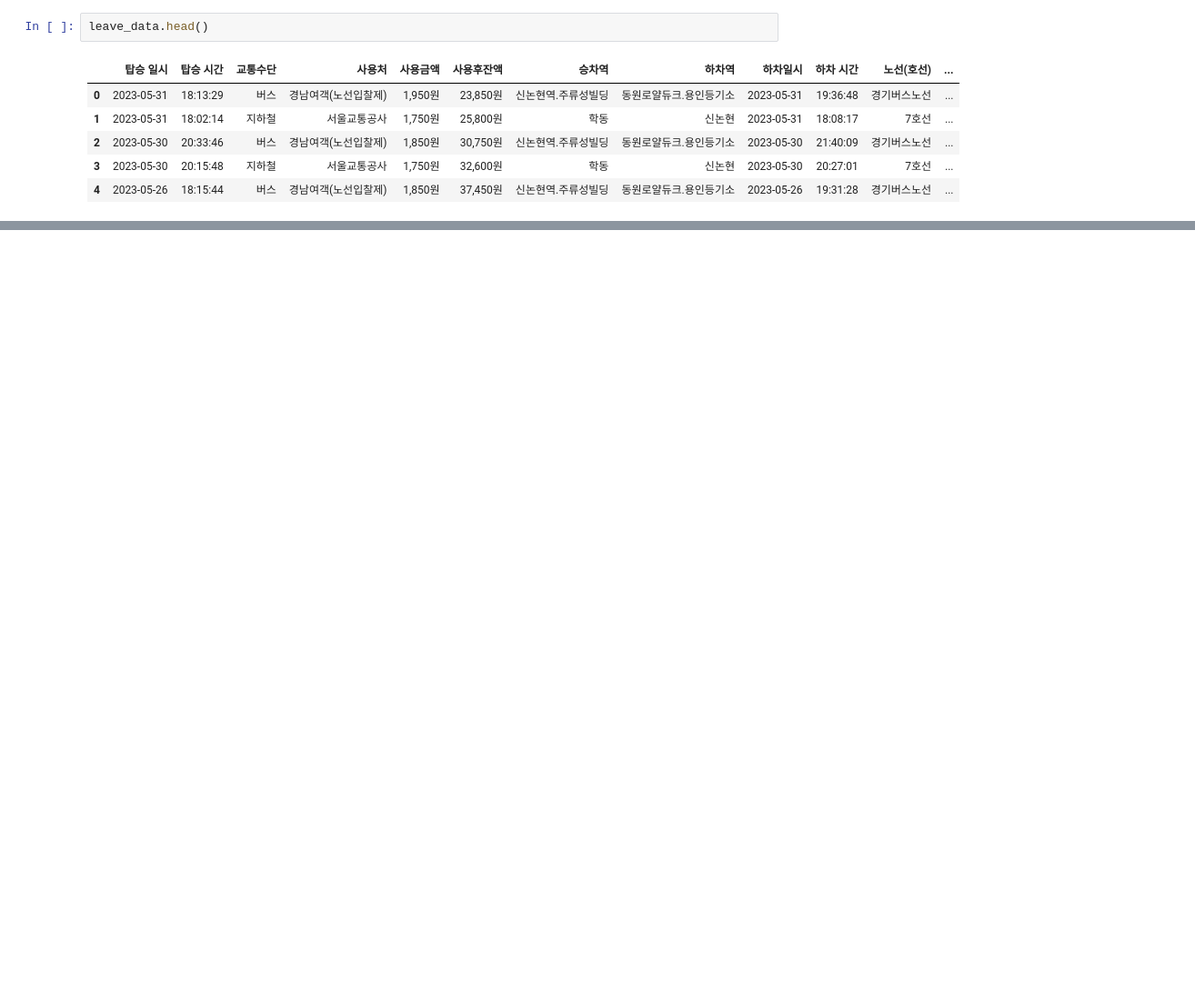
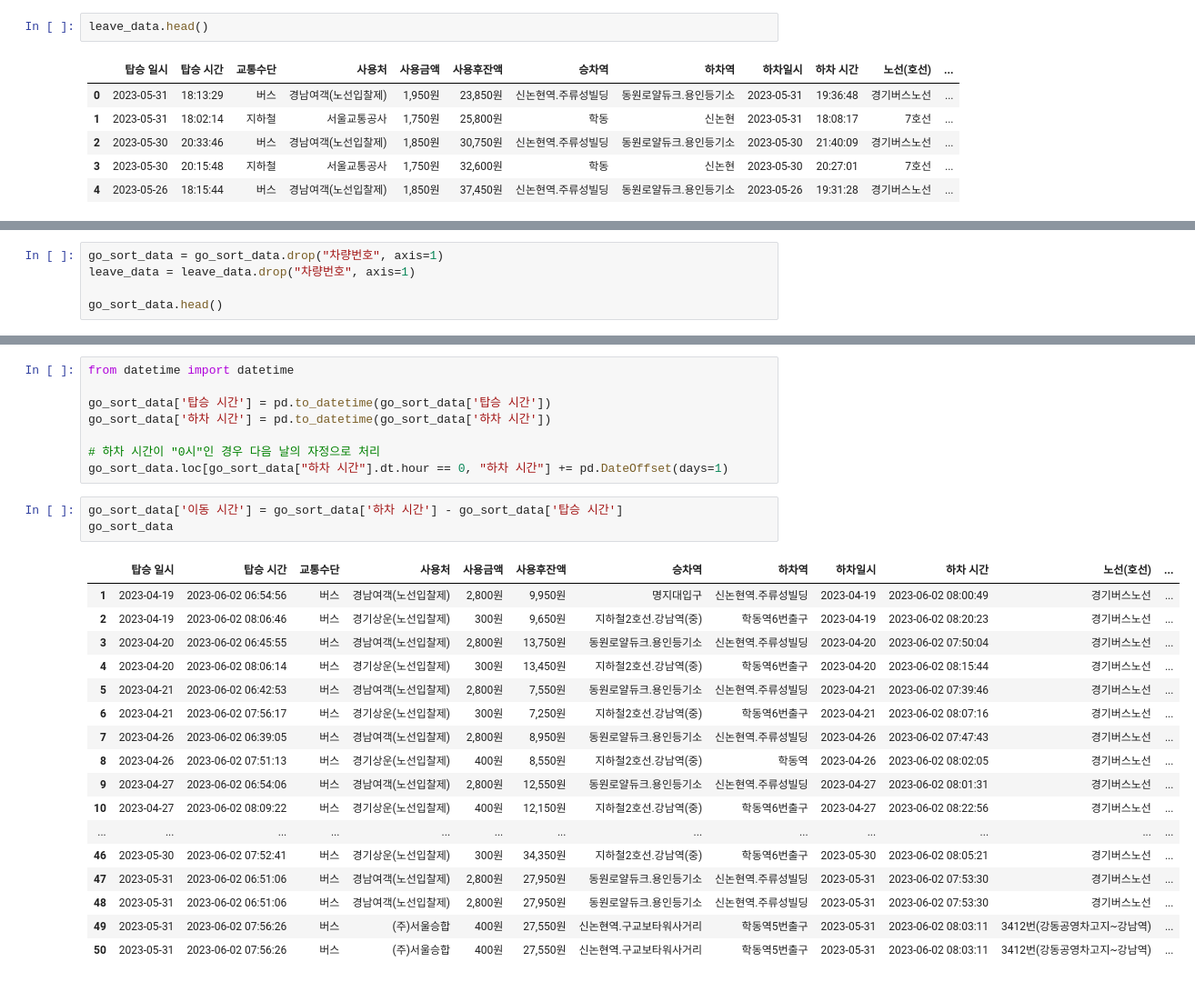
Before and after one commit to koreanbulbasaur/Project, a Jupyter notebook: one_project/first.ipynb, the cells around one changed output, grey strips where cells are left out. Shown at 91% size. Saved outputs shown, nothing was run; the diff lists cells and outputs as text; blank space fills up the shorter version.

```diff
--- a/one_project/first.ipynb
+++ b/one_project/first.ipynb
@@ -68,0 +91,5 @@ go_data.head()
+# %%
+go_sort_data = go_sort_data.drop("차량번호", axis=1)
+leave_data = leave_data.drop("차량번호", axis=1)
+
+go_sort_data.head()
@@ -68,0 +103,29 @@ go_data.head()
+# %%
+from datetime import datetime
+
+go_sort_data['탑승 시간'] = pd.to_datetime(go_sort_data['탑승 시간'])
+go_sort_data['하차 시간'] = pd.to_datetime(go_sort_data['하차 시간'])
+
+# 하차 시간이 "0시"인 경우 다음 날의 자정으로 처리
+go_sort_data.loc[go_sort_data["하차 시간"].dt.hour == 0, "하차 시간"] += pd.DateOffset(days=1)
+# %%
+go_sort_data['이동 시간'] = go_sort_data['하차 시간'] - go_sort_data['탑승 시간']
+go_sort_data
+# %% [output]
+|  | 탑승 일시 | 탑승 시간 | 교통수단 | 사용처 | 사용금액 | 사용후잔액 | 승차역 | 하차역 | 하차일시 | 하차 시간 | 노선(호선) | ... |
+| 1 | 2023-04-19 | 2023-06-02 06:54:56 | 버스 | 경남여객(노선입찰제) | 2,800원 | 9,950원 | 명지대입구 | 신논현역.주류성빌딩 | 2023-04-19 | 2023-06-02 08:00:49 | 경기버스노선 | ... |
+| 2 | 2023-04-19 | 2023-06-02 08:06:46 | 버스 | 경기상운(노선입찰제) | 300원 | 9,650원 | 지하철2호선.강남역(중) | 학동역6번출구 | 2023-04-19 | 2023-06-02 08:20:23 | 경기버스노선 | ... |
+| 3 | 2023-04-20 | 2023-06-02 06:45:55 | 버스 | 경남여객(노선입찰제) | 2,800원 | 13,750원 | 동원로얄듀크.용인등기소 | 신논현역.주류성빌딩 | 2023-04-20 | 2023-06-02 07:50:04 | 경기버스노선 | ... |
+| 4 | 2023-04-20 | 2023-06-02 08:06:14 | 버스 | 경기상운(노선입찰제) | 300원 | 13,450원 | 지하철2호선.강남역(중) | 학동역6번출구 | 2023-04-20 | 2023-06-02 08:15:44 | 경기버스노선 | ... |
+| 5 | 2023-04-21 | 2023-06-02 06:42:53 | 버스 | 경남여객(노선입찰제) | 2,800원 | 7,550원 | 동원로얄듀크.용인등기소 | 신논현역.주류성빌딩 | 2023-04-21 | 2023-06-02 07:39:46 | 경기버스노선 | ... |
+| 6 | 2023-04-21 | 2023-06-02 07:56:17 | 버스 | 경기상운(노선입찰제) | 300원 | 7,250원 | 지하철2호선.강남역(중) | 학동역6번출구 | 2023-04-21 | 2023-06-02 08:07:16 | 경기버스노선 | ... |
+| 7 | 2023-04-26 | 2023-06-02 06:39:05 | 버스 | 경남여객(노선입찰제) | 2,800원 | 8,950원 | 동원로얄듀크.용인등기소 | 신논현역.주류성빌딩 | 2023-04-26 | 2023-06-02 07:47:43 | 경기버스노선 | ... |
+| 8 | 2023-04-26 | 2023-06-02 07:51:13 | 버스 | 경기상운(노선입찰제) | 400원 | 8,550원 | 지하철2호선.강남역(중) | 학동역 | 2023-04-26 | 2023-06-02 08:02:05 | 경기버스노선 | ... |
+| 9 | 2023-04-27 | 2023-06-02 06:54:06 | 버스 | 경남여객(노선입찰제) | 2,800원 | 12,550원 | 동원로얄듀크.용인등기소 | 신논현역.주류성빌딩 | 2023-04-27 | 2023-06-02 08:01:31 | 경기버스노선 | ... |
+| 10 | 2023-04-27 | 2023-06-02 08:09:22 | 버스 | 경기상운(노선입찰제) | 400원 | 12,150원 | 지하철2호선.강남역(중) | 학동역6번출구 | 2023-04-27 | 2023-06-02 08:22:56 | 경기버스노선 | ... |
+| ... | ... | ... | ... | ... | ... | ... | ... | ... | ... | ... | ... | ... |
+| 46 | 2023-05-30 | 2023-06-02 07:52:41 | 버스 | 경기상운(노선입찰제) | 300원 | 34,350원 | 지하철2호선.강남역(중) | 학동역6번출구 | 2023-05-30 | 2023-06-02 08:05:21 | 경기버스노선 | ... |
+| 47 | 2023-05-31 | 2023-06-02 06:51:06 | 버스 | 경남여객(노선입찰제) | 2,800원 | 27,950원 | 동원로얄듀크.용인등기소 | 신논현역.주류성빌딩 | 2023-05-31 | 2023-06-02 07:53:30 | 경기버스노선 | ... |
+| 48 | 2023-05-31 | 2023-06-02 06:51:06 | 버스 | 경남여객(노선입찰제) | 2,800원 | 27,950원 | 동원로얄듀크.용인등기소 | 신논현역.주류성빌딩 | 2023-05-31 | 2023-06-02 07:53:30 | 경기버스노선 | ... |
+| 49 | 2023-05-31 | 2023-06-02 07:56:26 | 버스 | (주)서울승합 | 400원 | 27,550원 | 신논현역.구교보타워사거리 | 학동역5번출구 | 2023-05-31 | 2023-06-02 08:03:11 | 3412번(강동공영차고지~강남역) | ... |
+| 50 | 2023-05-31 | 2023-06-02 07:56:26 | 버스 | (주)서울승합 | 400원 | 27,550원 | 신논현역.구교보타워사거리 | 학동역5번출구 | 2023-05-31 | 2023-06-02 08:03:11 | 3412번(강동공영차고지~강남역) | ... |
```
Also changed, not shown: parts of 11 cells of this notebook, 2 other files.
